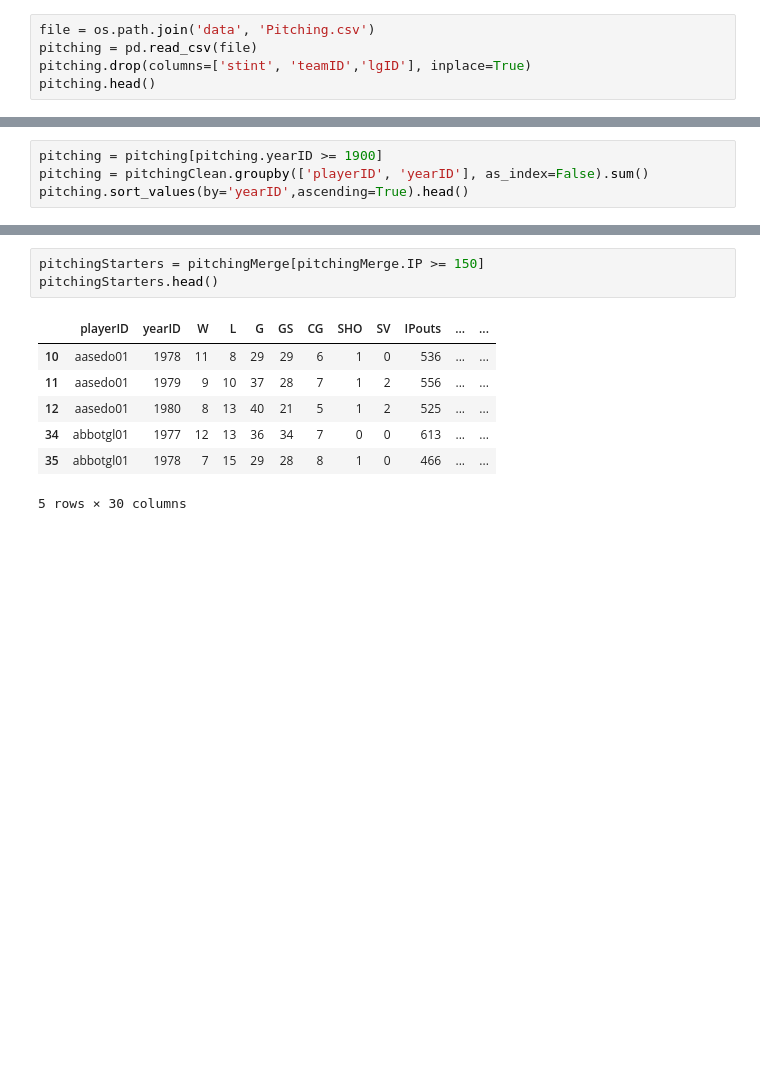
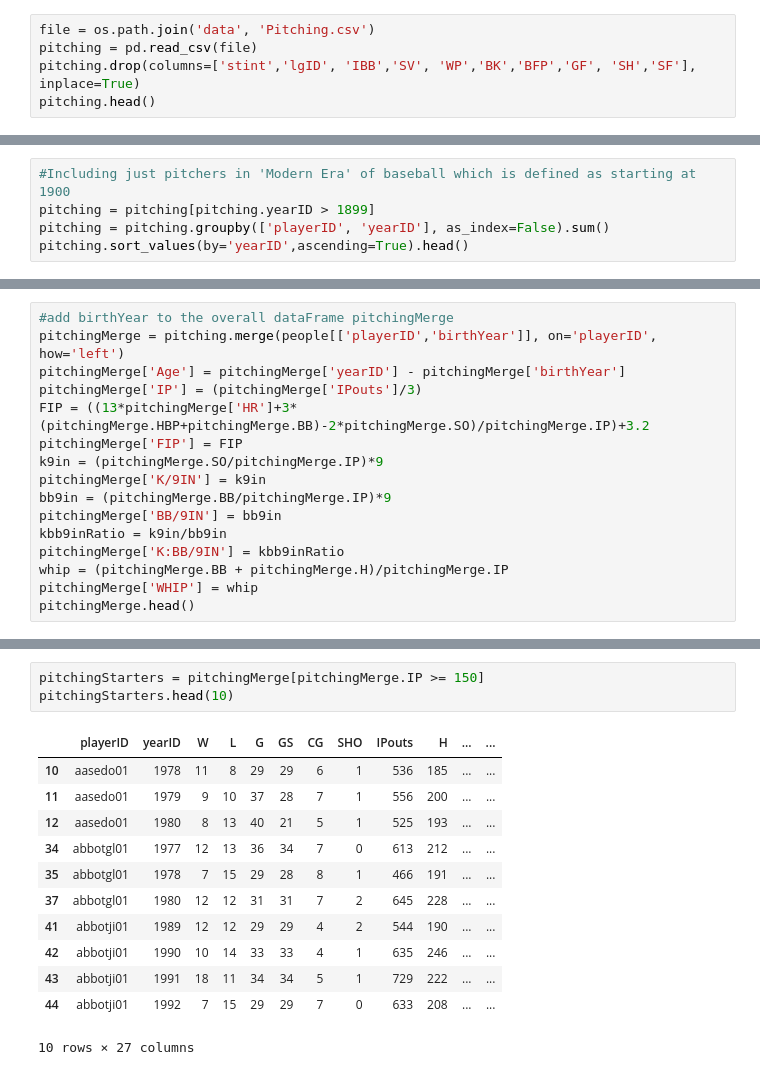
Before and after one commit to AGBarbour/Project-1, a Jupyter notebook: Pitching.ipynb, the cells around one changed output, grey strips where cells are left out. Cells and saved outputs as stored; diff of their text form; blank space fills up the shorter version.

Commit message:
pitching push

```diff
--- a/Pitching.ipynb
+++ b/Pitching.ipynb
@@ -5,6 +21,6 @@ import pandas as pd
 # %%
 file = os.path.join('data', 'Pitching.csv')
 pitching = pd.read_csv(file)
-pitching.drop(columns=['stint', 'teamID','lgID'], inplace=True)
+pitching.drop(columns=['stint','lgID', 'IBB','SV', 'WP','BK','BFP','GF', 'SH','SF'], inplace=True)
 pitching.head()
 # %% [output]
@@ -18,5 +33,6 @@ pitching.head()
 # %%
-pitching = pitching[pitching.yearID >= 1900]
-pitching = pitchingClean.groupby(['playerID', 'yearID'], as_index=False).sum()
+#Including just pitchers in 'Modern Era' of baseball which is defined as starting at 1900
+pitching = pitching[pitching.yearID > 1899]
+pitching = pitching.groupby(['playerID', 'yearID'], as_index=False).sum()
 pitching.sort_values(by='yearID',ascending=True).head()
 # %% [output]
@@ -54,0 +58,16 @@ pitchingMerge.head()
+# %%
+#add birthYear to the overall dataFrame pitchingMerge
+pitchingMerge = pitching.merge(people[['playerID','birthYear']], on='playerID', how='left')
+pitchingMerge['Age'] = pitchingMerge['yearID'] - pitchingMerge['birthYear']
+pitchingMerge['IP'] = (pitchingMerge['IPouts']/3)
+FIP = ((13*pitchingMerge['HR']+3*(pitchingMerge.HBP+pitchingMerge.BB)-2*pitchingMerge.SO)/pitchingMerge.IP)+3.2
+pitchingMerge['FIP'] = FIP
+k9in = (pitchingMerge.SO/pitchingMerge.IP)*9
+pitchingMerge['K/9IN'] = k9in
+bb9in = (pitchingMerge.BB/pitchingMerge.IP)*9
+pitchingMerge['BB/9IN'] = bb9in
+kbb9inRatio = k9in/bb9in
+pitchingMerge['K:BB/9IN'] = kbb9inRatio
+whip = (pitchingMerge.BB + pitchingMerge.H)/pitchingMerge.IP
+pitchingMerge['WHIP'] = whip
+pitchingMerge.head()
@@ -55,11 +82,16 @@ pitchingMerge.head()
 # %%
 pitchingStarters = pitchingMerge[pitchingMerge.IP >= 150]
-pitchingStarters.head()
+pitchingStarters.head(10)
 # %% [output]
-|  | playerID | yearID | W | L | G | GS | CG | SHO | SV | IPouts | ... | ... |
-| 10 | aasedo01 | 1978 | 11 | 8 | 29 | 29 | 6 | 1 | 0 | 536 | ... | ... |
-| 11 | aasedo01 | 1979 | 9 | 10 | 37 | 28 | 7 | 1 | 2 | 556 | ... | ... |
-| 12 | aasedo01 | 1980 | 8 | 13 | 40 | 21 | 5 | 1 | 2 | 525 | ... | ... |
-| 34 | abbotgl01 | 1977 | 12 | 13 | 36 | 34 | 7 | 0 | 0 | 613 | ... | ... |
-| 35 | abbotgl01 | 1978 | 7 | 15 | 29 | 28 | 8 | 1 | 0 | 466 | ... | ... |
+|  | playerID | yearID | W | L | G | GS | CG | SHO | IPouts | H | ... | ... |
+| 10 | aasedo01 | 1978 | 11 | 8 | 29 | 29 | 6 | 1 | 536 | 185 | ... | ... |
+| 11 | aasedo01 | 1979 | 9 | 10 | 37 | 28 | 7 | 1 | 556 | 200 | ... | ... |
+| 12 | aasedo01 | 1980 | 8 | 13 | 40 | 21 | 5 | 1 | 525 | 193 | ... | ... |
+| 34 | abbotgl01 | 1977 | 12 | 13 | 36 | 34 | 7 | 0 | 613 | 212 | ... | ... |
+| 35 | abbotgl01 | 1978 | 7 | 15 | 29 | 28 | 8 | 1 | 466 | 191 | ... | ... |
+| 37 | abbotgl01 | 1980 | 12 | 12 | 31 | 31 | 7 | 2 | 645 | 228 | ... | ... |
+| 41 | abbotji01 | 1989 | 12 | 12 | 29 | 29 | 4 | 2 | 544 | 190 | ... | ... |
+| 42 | abbotji01 | 1990 | 10 | 14 | 33 | 33 | 4 | 1 | 635 | 246 | ... | ... |
+| 43 | abbotji01 | 1991 | 18 | 11 | 34 | 34 | 5 | 1 | 729 | 222 | ... | ... |
+| 44 | abbotji01 | 1992 | 7 | 15 | 29 | 29 | 7 | 0 | 633 | 208 | ... | ... |
-5 rows × 30 columns
+10 rows × 27 columns
```
Also changed, not shown: parts of 13 cells of this notebook.
